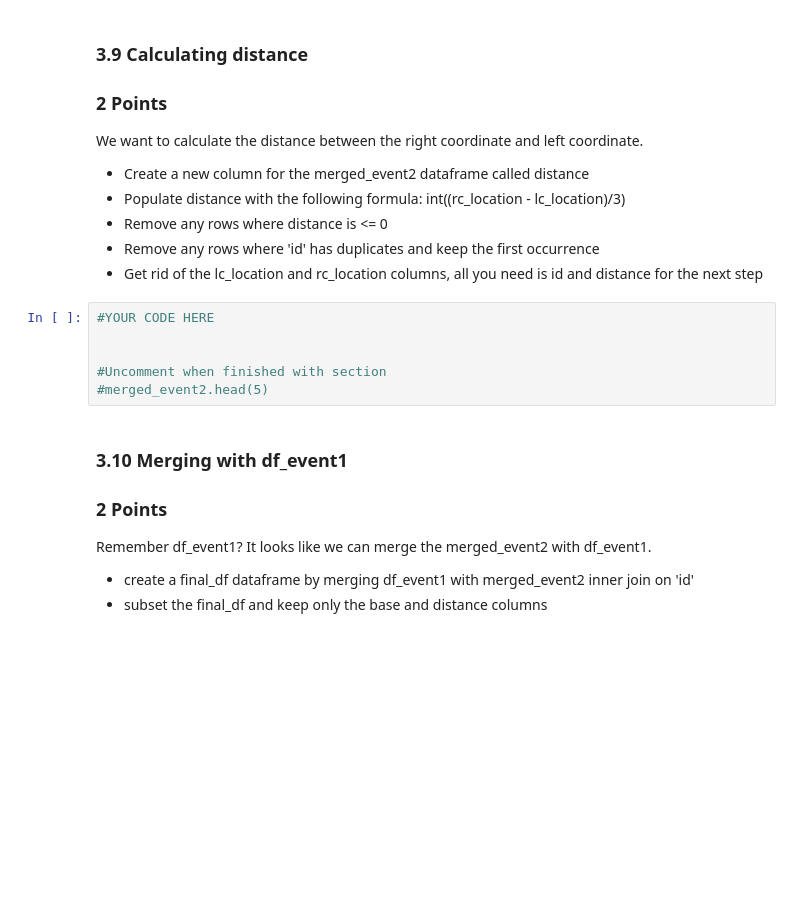
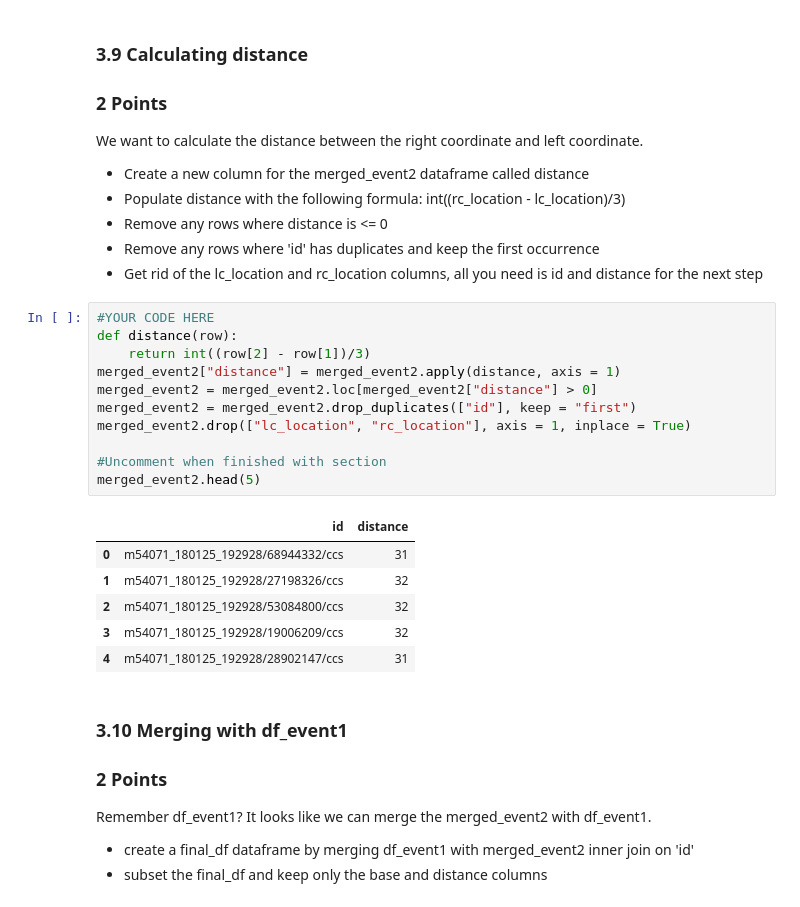
Before and after one commit to dithier/Exam1, a Jupyter notebook: CSCIE29_Exam_1_Carter_Ithier.ipynb, the cells around one changed output. Cells and saved outputs as stored; diff of their text form; blank space fills up the shorter version.

```diff
--- a/CSCIE29_Exam_1_Carter_Ithier.ipynb
+++ b/CSCIE29_Exam_1_Carter_Ithier.ipynb
@@ -332,12 +333,24 @@ We want to calculate the distance between the right coordinate and left coordina
 * Remove any rows where distance is <= 0
 * Remove any rows where 'id' has duplicates and keep the first occurrence
 * Get rid of the lc_location and rc_location columns, all you need is id and distance for the next step
-# %%
-#YOUR CODE HERE
-
-
-#Uncomment when finished with section
-#merged_event2.head(5)
+# %%
+#YOUR CODE HERE
+def distance(row):
+    return int((row[2] - row[1])/3)
+merged_event2["distance"] = merged_event2.apply(distance, axis = 1)
+merged_event2 = merged_event2.loc[merged_event2["distance"] > 0]
+merged_event2 = merged_event2.drop_duplicates(["id"], keep = "first")
+merged_event2.drop(["lc_location", "rc_location"], axis = 1, inplace = True)
+
+#Uncomment when finished with section
+merged_event2.head(5)
+# %% [output]
+|  | id | distance |
+| 0 | m54071_180125_192928/68944332/ccs | 31 |
+| 1 | m54071_180125_192928/27198326/ccs | 32 |
+| 2 | m54071_180125_192928/53084800/ccs | 32 |
+| 3 | m54071_180125_192928/19006209/ccs | 32 |
+| 4 | m54071_180125_192928/28902147/ccs | 31 |
 # %% [markdown]
 ### 3.10 Merging with df_event1
 ### 2 Points
```
Also changed, not shown: parts of 4 cells of this notebook.
